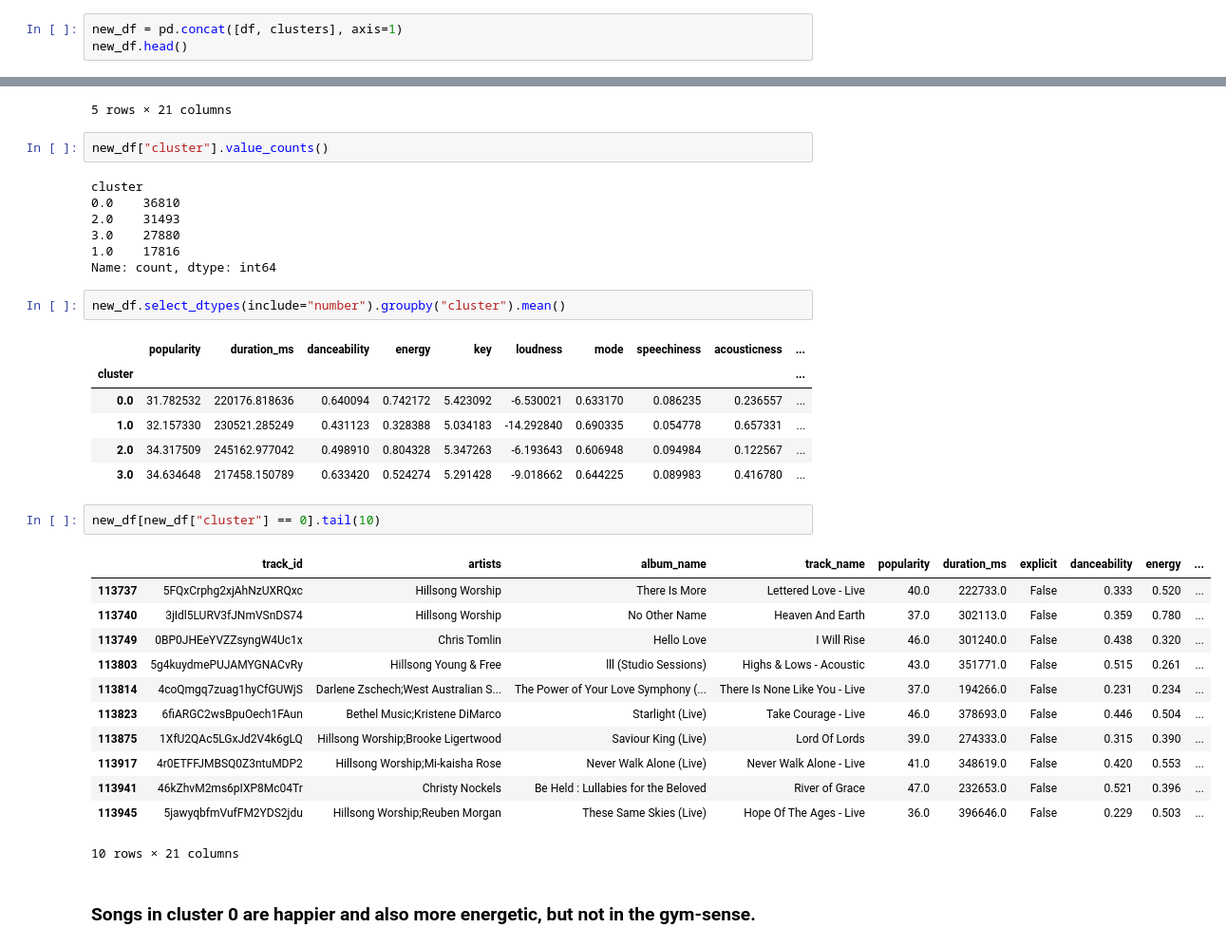
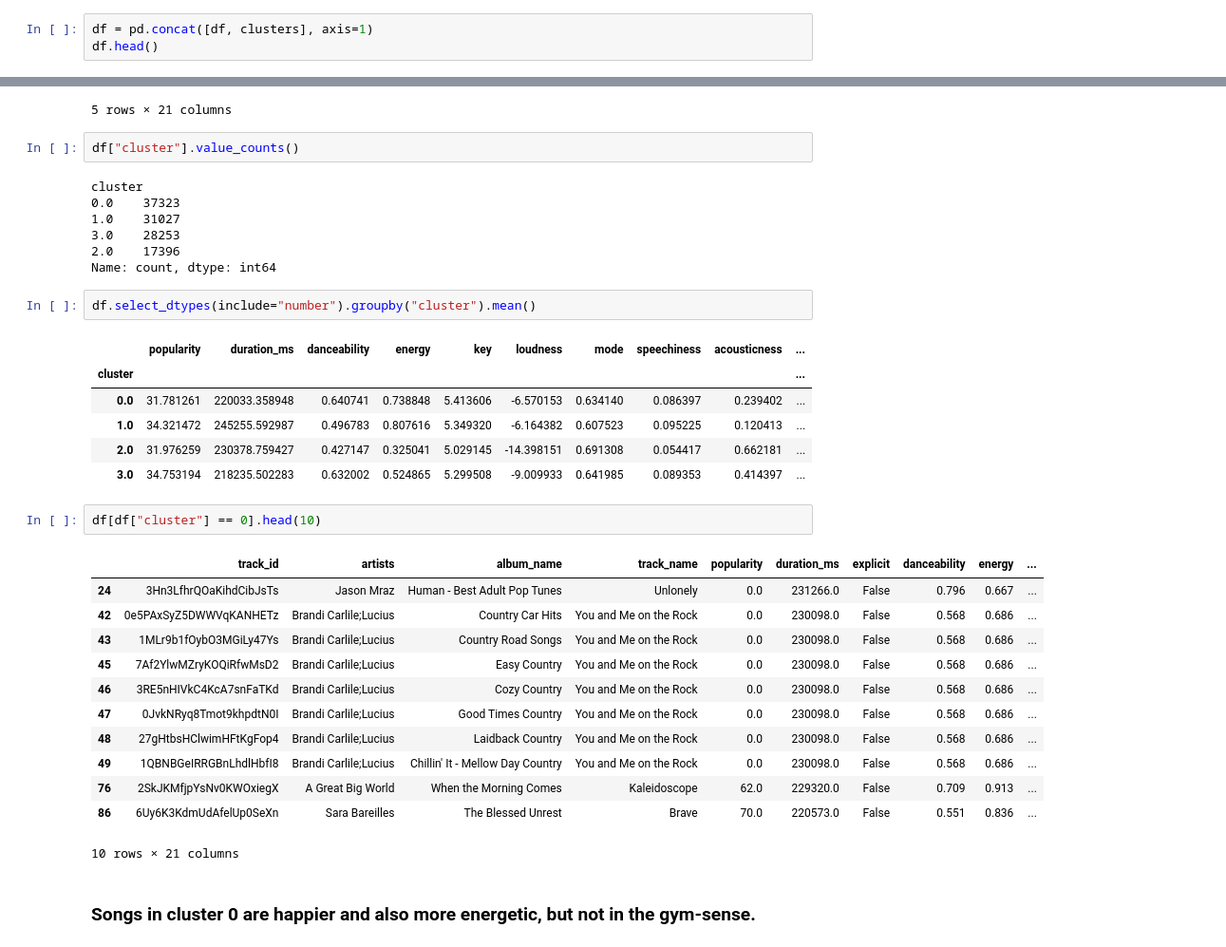
Before and after one commit to sahilalamgir/playlist-generator, a Jupyter notebook: main.ipynb, the cells around one changed output, grey strips where cells are left out. Shown at 95% size. Drawn from its saved outputs; the diff is of its cells as text.

```diff
--- a/main.ipynb
+++ b/main.ipynb
@@ -251,6 +246,6 @@ clusters.head()
 # %%
-new_df = pd.concat([df, clusters], axis=1)
-new_df.head()
+df = pd.concat([df, clusters], axis=1)
+df.head()
 # %% [output]
 |  | track_id | artists | album_name | track_name | popularity | duration_ms | explicit | danceability | energy | ... |
 | 0 | 5SuOikwiRyPMVoIQDJUgSV | Gen Hoshino | Comedy | Comedy | 73.0 | 230666.0 | False | 0.676 | 0.4610 | ... |
@@ -260,37 +255,37 @@ new_df.head()
 | 4 | 5vjLSffimiIP26QG5WcN2K | Chord Overstreet | Hold On | Hold On | 82.0 | 198853.0 | False | 0.618 | 0.4430 | ... |
 5 rows × 21 columns
 # %%
-new_df["cluster"].value_counts()
+df["cluster"].value_counts()
 # %% [output]
 cluster
-0.0    36810
-2.0    31493
-3.0    27880
-1.0    17816
+0.0    37323
+1.0    31027
+3.0    28253
+2.0    17396
 Name: count, dtype: int64
 # %%
-new_df.select_dtypes(include="number").groupby("cluster").mean()
+df.select_dtypes(include="number").groupby("cluster").mean()
 # %% [output]
 |  | popularity | duration_ms | danceability | energy | key | loudness | mode | speechiness | acousticness | ... |
 | cluster |  |  |  |  |  |  |  |  |  | ... |
-| 0.0 | 31.782532 | 220176.818636 | 0.640094 | 0.742172 | 5.423092 | -6.530021 | 0.633170 | 0.086235 | 0.236557 | ... |
-| 1.0 | 32.157330 | 230521.285249 | 0.431123 | 0.328388 | 5.034183 | -14.292840 | 0.690335 | 0.054778 | 0.657331 | ... |
-| 2.0 | 34.317509 | 245162.977042 | 0.498910 | 0.804328 | 5.347263 | -6.193643 | 0.606948 | 0.094984 | 0.122567 | ... |
-| 3.0 | 34.634648 | 217458.150789 | 0.633420 | 0.524274 | 5.291428 | -9.018662 | 0.644225 | 0.089983 | 0.416780 | ... |
+| 0.0 | 31.781261 | 220033.358948 | 0.640741 | 0.738848 | 5.413606 | -6.570153 | 0.634140 | 0.086397 | 0.239402 | ... |
+| 1.0 | 34.321472 | 245255.592987 | 0.496783 | 0.807616 | 5.349320 | -6.164382 | 0.607523 | 0.095225 | 0.120413 | ... |
+| 2.0 | 31.976259 | 230378.759427 | 0.427147 | 0.325041 | 5.029145 | -14.398151 | 0.691308 | 0.054417 | 0.662181 | ... |
+| 3.0 | 34.753194 | 218235.502283 | 0.632002 | 0.524865 | 5.299508 | -9.009933 | 0.641985 | 0.089353 | 0.414397 | ... |
 # %%
-new_df[new_df["cluster"] == 0].tail(10)
+df[df["cluster"] == 0].head(10)
 # %% [output]
 |  | track_id | artists | album_name | track_name | popularity | duration_ms | explicit | danceability | energy | ... |
-| 113737 | 5FQxCrphg2xjAhNzUXRQxc | Hillsong Worship | There Is More | Lettered Love - Live | 40.0 | 222733.0 | False | 0.333 | 0.520 | ... |
-| 113740 | 3jIdl5LURV3fJNmVSnDS74 | Hillsong Worship | No Other Name | Heaven And Earth | 37.0 | 302113.0 | False | 0.359 | 0.780 | ... |
-| 113749 | 0BP0JHEeYVZZsyngW4Uc1x | Chris Tomlin | Hello Love | I Will Rise | 46.0 | 301240.0 | False | 0.438 | 0.320 | ... |
-| 113803 | 5g4kuydmePUJAMYGNACvRy | Hillsong Young & Free | lll (Studio Sessions) | Highs & Lows - Acoustic | 43.0 | 351771.0 | False | 0.515 | 0.261 | ... |
-| 113814 | 4coQmgq7zuag1hyCfGUWjS | Darlene Zschech;West Australian S... | The Power of Your Love Symphony (... | There Is None Like You - Live | 37.0 | 194266.0 | False | 0.231 | 0.234 | ... |
-| 113823 | 6fiARGC2wsBpuOech1FAun | Bethel Music;Kristene DiMarco | Starlight (Live) | Take Courage - Live | 46.0 | 378693.0 | False | 0.446 | 0.504 | ... |
-| 113875 | 1XfU2QAc5LGxJd2V4k6gLQ | Hillsong Worship;Brooke Ligertwood | Saviour King (Live) | Lord Of Lords | 39.0 | 274333.0 | False | 0.315 | 0.390 | ... |
-| 113917 | 4r0ETFFJMBSQ0Z3ntuMDP2 | Hillsong Worship;Mi-kaisha Rose | Never Walk Alone (Live) | Never Walk Alone - Live | 41.0 | 348619.0 | False | 0.420 | 0.553 | ... |
-| 113941 | 46kZhvM2ms6pIXP8Mc04Tr | Christy Nockels | Be Held : Lullabies for the Beloved | River of Grace | 47.0 | 232653.0 | False | 0.521 | 0.396 | ... |
-| 113945 | 5jawyqbfmVufFM2YDS2jdu | Hillsong Worship;Reuben Morgan | These Same Skies (Live) | Hope Of The Ages - Live | 36.0 | 396646.0 | False | 0.229 | 0.503 | ... |
+| 24 | 3Hn3LfhrQOaKihdCibJsTs | Jason Mraz | Human - Best Adult Pop Tunes | Unlonely | 0.0 | 231266.0 | False | 0.796 | 0.667 | ... |
+| 42 | 0e5PAxSyZ5DWWVqKANHETz | Brandi Carlile;Lucius | Country Car Hits | You and Me on the Rock | 0.0 | 230098.0 | False | 0.568 | 0.686 | ... |
+| 43 | 1MLr9b1fOybO3MGiLy47Ys | Brandi Carlile;Lucius | Country Road Songs | You and Me on the Rock | 0.0 | 230098.0 | False | 0.568 | 0.686 | ... |
+| 45 | 7Af2YlwMZryKOQiRfwMsD2 | Brandi Carlile;Lucius | Easy Country | You and Me on the Rock | 0.0 | 230098.0 | False | 0.568 | 0.686 | ... |
+| 46 | 3RE5nHIVkC4KcA7snFaTKd | Brandi Carlile;Lucius | Cozy Country | You and Me on the Rock | 0.0 | 230098.0 | False | 0.568 | 0.686 | ... |
+| 47 | 0JvkNRyq8Tmot9khpdtN0I | Brandi Carlile;Lucius | Good Times Country | You and Me on the Rock | 0.0 | 230098.0 | False | 0.568 | 0.686 | ... |
+| 48 | 27gHtbsHClwimHFtKgFop4 | Brandi Carlile;Lucius | Laidback Country | You and Me on the Rock | 0.0 | 230098.0 | False | 0.568 | 0.686 | ... |
+| 49 | 1QBNBGeIRRGBnLhdlHbfI8 | Brandi Carlile;Lucius | Chillin' It - Mellow Day Country | You and Me on the Rock | 0.0 | 230098.0 | False | 0.568 | 0.686 | ... |
+| 76 | 2SkJKMfjpYsNv0KWOxiegX | A Great Big World | When the Morning Comes | Kaleidoscope | 62.0 | 229320.0 | False | 0.709 | 0.913 | ... |
+| 86 | 6Uy6K3KdmUdAfelUp0SeXn | Sara Bareilles | The Blessed Unrest | Brave | 70.0 | 220573.0 | False | 0.551 | 0.836 | ... |
 10 rows × 21 columns
 # %% [markdown]
 ### Songs in cluster 0 are happier and also more energetic, but not in the gym-sense.
```
Also changed, not shown: parts of 18 cells of this notebook.
